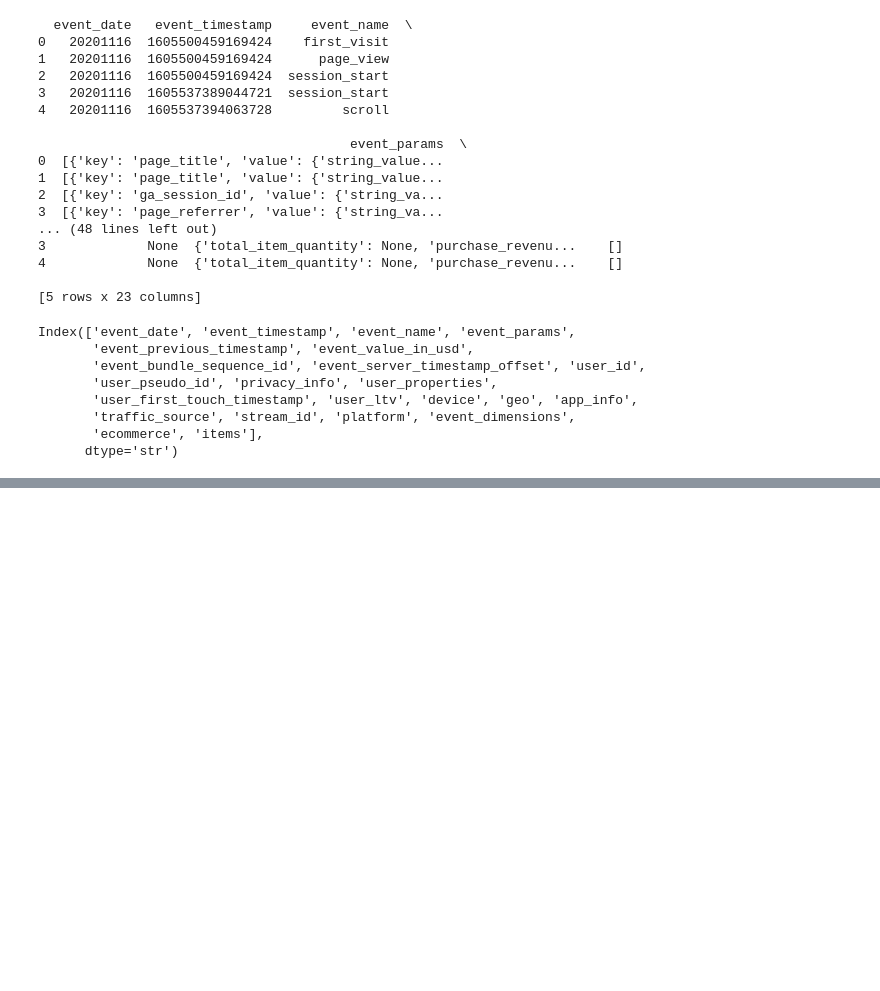
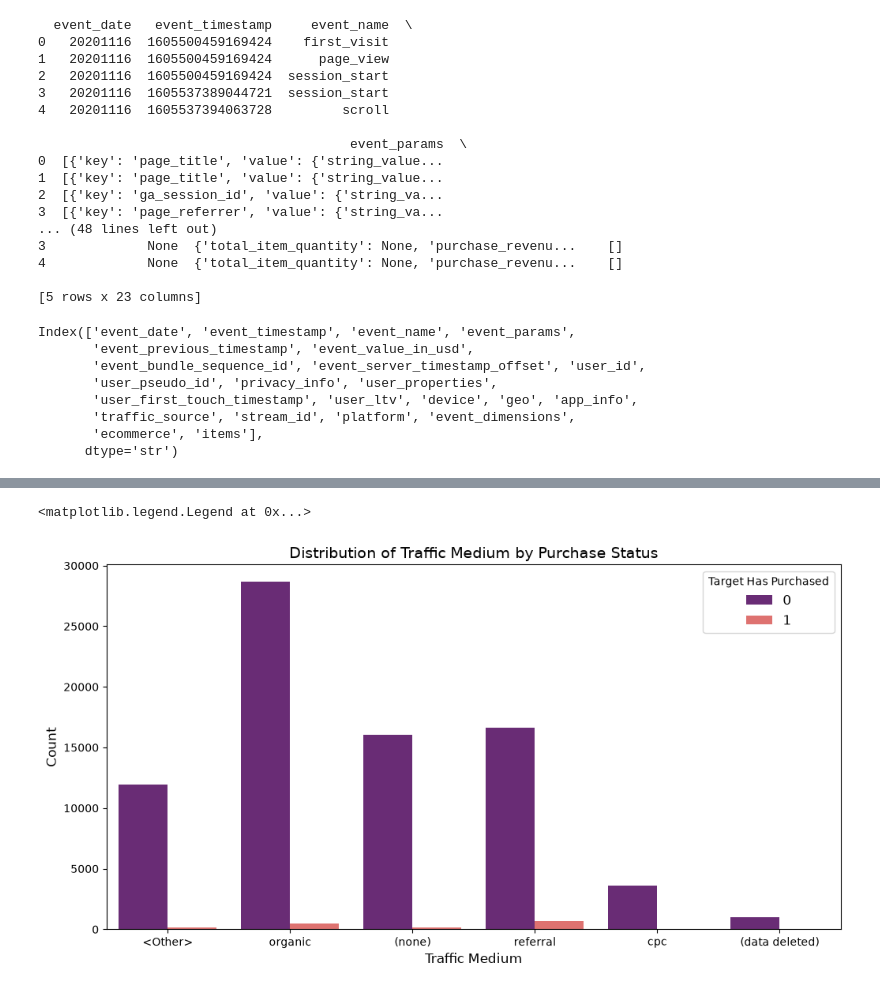
Before and after one commit to lintello-10/bq_ecommerce_project, a Jupyter notebook: notebooks/.ipynb, the cells around one changed output, grey strips where cells are left out. Drawn from its saved outputs; the diff is of its cells as text; code cells hidden in the pictures; blank space fills up the shorter version.

Commit message:
feat: complete exploratory data analysis (EDA) phase

```diff
--- a/notebooks/.ipynb
+++ b/notebooks/.ipynb
@@ -131,3 +134,7 @@ eco_df.shape
 # %%
 # Save the resulting DataFrame to a CSV file
 eco_df.to_csv('ecommerce_users_raw.csv', index=False)
+# %%
+# Beginning of EDA (Exploratory Data Analysis) and Feature Engineering
+e_commerce_df = pd.read_csv('ecommerce_users_raw.csv')
+e_commerce_df.head()
@@ -133,0 +179,10 @@ eco_df.to_csv('ecommerce_users_raw.csv', index=False)
+# %%
+plt.figure(figsize=(12,6))
+sns.countplot(data=e_commerce_df, x='traffic_medium', hue='target_has_purchased', palette='magma')
+plt.title('Distribution of Traffic Medium by Purchase Status', fontsize = 14)
+plt.xlabel('Traffic Medium', fontsize = 12)
+plt.ylabel('Count', fontsize = 12)
+plt.legend(title='Target Has Purchased', fontsize = 12)
+# %% [output]
+<matplotlib.legend.Legend at 0x...>
+[figure, added]
```
Also changed, not shown: parts of 20 cells of this notebook, 2 other files.
